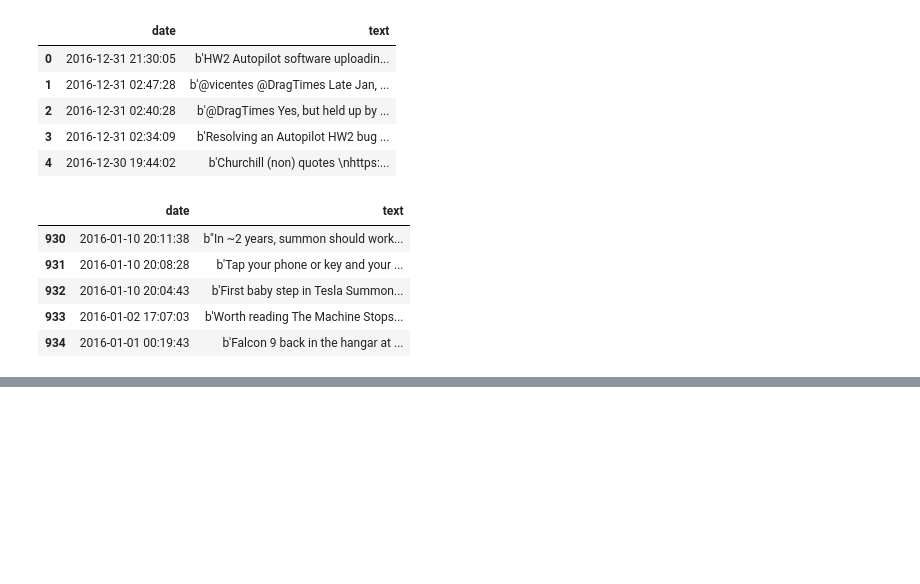
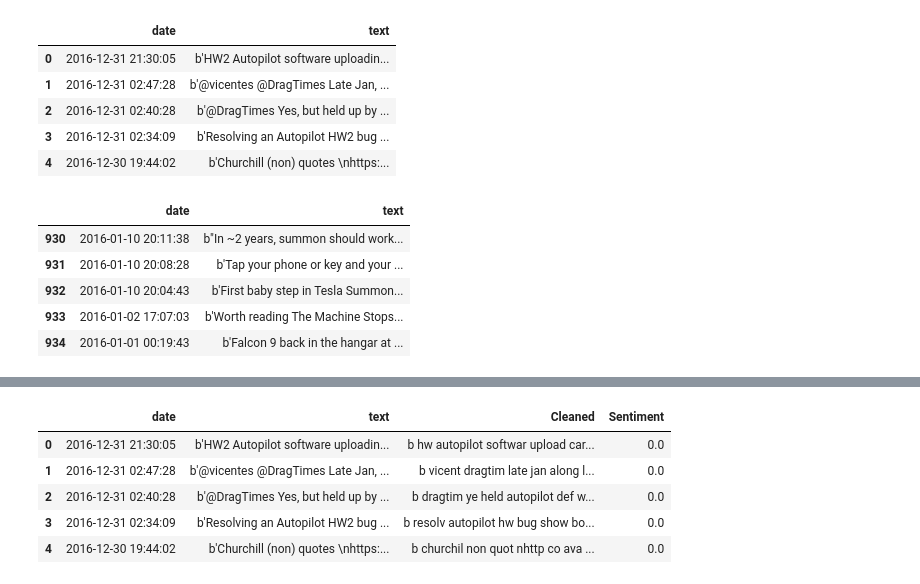
Before and after one commit to DarrenCCT/ADA-and-BDSP-CA2, a Jupyter notebook: CA2.ipynb, the cells around one changed output, grey strips where cells are left out. Cells and saved outputs as stored; diff of their text form; code cells hidden in the pictures; blank space fills up the shorter version.

Commit message:
Cleaned Tweets with Sentiment Scores

```diff
--- a/CA2.ipynb
+++ b/CA2.ipynb
@@ -249,0 +316,13 @@ data.to_csv('2016tweets.csv')
+# %%
+import re
+
+cleaned_data=[]
+
+# For loop from first value to length(X), ^a-zA-Z means include small and capital case letters
+
+for i in range(len(X)):
+    tweet = re.sub('[^a-zA-Z]', ' ', X.iloc[i])
+    tweet = tweet.lower().split()
+    tweet = [stemmer.stem(word) for word in tweet if (word not in stop_words) and (word not in punct)]
+    tweet = ' '.join(tweet)
+    cleaned_data.append(tweet)
@@ -249,0 +349,2 @@ data.to_csv('2016tweets.csv')
+# %%
+data["Cleaned"] = cleaned_data
@@ -249,0 +360,15 @@ data.to_csv('2016tweets.csv')
+# %%
+def get_sentiment(text):
+    sentiment = sia.polarity_scores(text)
+    return sentiment['compound']
+# %%
+data['Sentiment'] = data['Cleaned'].apply(get_sentiment)
+# %%
+data.head()
+# %% [output]
+|  | date | text | Cleaned | Sentiment |
+| 0 | 2016-12-31 21:30:05 | b'HW2 Autopilot software uploadin... | b hw autopilot softwar upload car... | 0.0 |
+| 1 | 2016-12-31 02:47:28 | b'@vicentes @DragTimes Late Jan, ... | b vicent dragtim late jan along l... | 0.0 |
+| 2 | 2016-12-31 02:40:28 | b'@DragTimes Yes, but held up by ... | b dragtim ye held autopilot def w... | 0.0 |
+| 3 | 2016-12-31 02:34:09 | b'Resolving an Autopilot HW2 bug ... | b resolv autopilot hw bug show bo... | 0.0 |
+| 4 | 2016-12-30 19:44:02 | b'Churchill (non) quotes \nhttps:... | b churchil non quot nhttp co ava ... | 0.0 |
```
Also changed, not shown: parts of 16 cells of this notebook, 1 other file.
